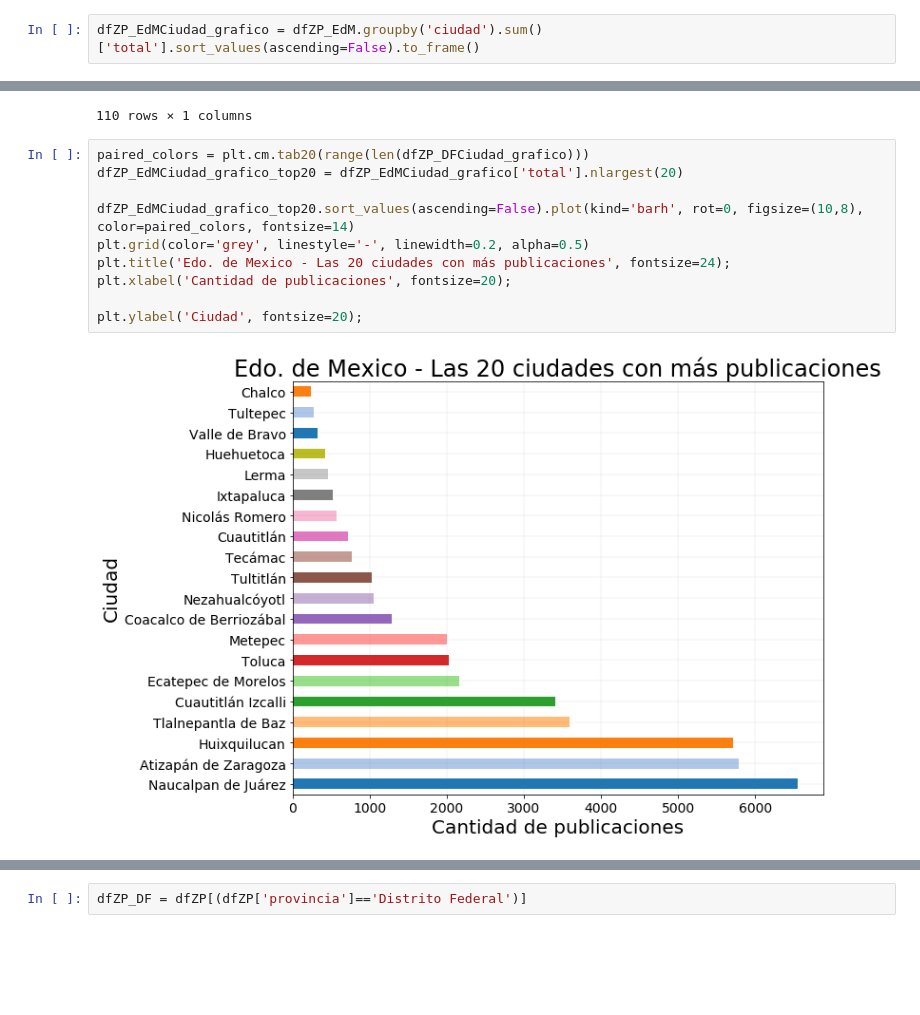
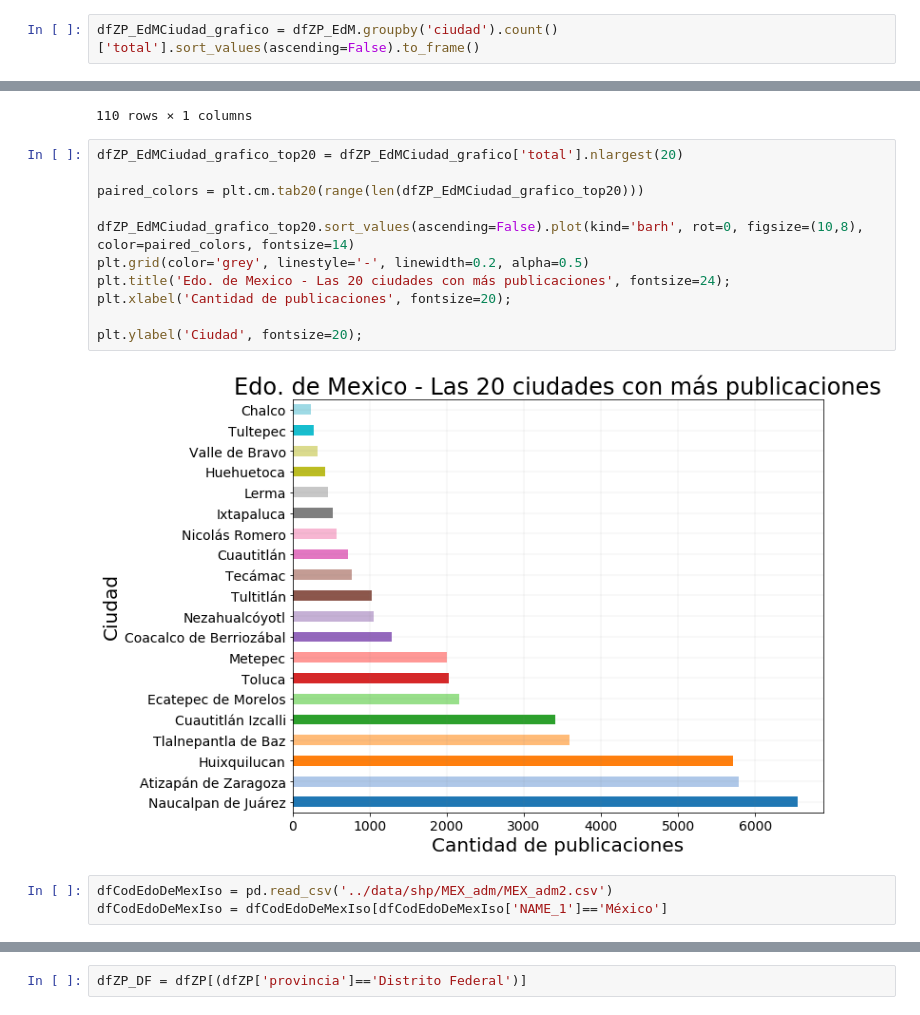
Before and after one commit to cessar5/7506_20192C, a Jupyter notebook: tp1.ipynb, the cells around one changed output, grey strips where cells are left out. Drawn from its saved outputs; the diff is of its cells as text; blank space fills up the shorter version.

```diff
--- a/tp1.ipynb
+++ b/tp1.ipynb
@@ -1312,7 +1311,7 @@ dfZP_EdM['lat'].isnull().count()
 # %% [output]
 41607
 # %%
-dfZP_EdMCiudad_grafico = dfZP_EdM.groupby('ciudad').sum()['total'].sort_values(ascending=False).to_frame()
+dfZP_EdMCiudad_grafico = dfZP_EdM.groupby('ciudad').count()['total'].sort_values(ascending=False).to_frame()
 # %%
 dfZP_EdMCiudad_grafico
 # %% [output]
@@ -1331,14 +1330,18 @@ dfZP_EdMCiudad_grafico
 | Santo Tomás | 1 |
 110 rows × 1 columns
 # %%
-paired_colors = plt.cm.tab20(range(len(dfZP_DFCiudad_grafico)))
 dfZP_EdMCiudad_grafico_top20 = dfZP_EdMCiudad_grafico['total'].nlargest(20)
+
+paired_colors = plt.cm.tab20(range(len(dfZP_EdMCiudad_grafico_top20)))
 
 dfZP_EdMCiudad_grafico_top20.sort_values(ascending=False).plot(kind='barh', rot=0, figsize=(10,8), color=paired_colors, fontsize=14)
 plt.grid(color='grey', linestyle='-', linewidth=0.2, alpha=0.5)
 plt.title('Edo. de Mexico - Las 20 ciudades con más publicaciones', fontsize=24);
 plt.xlabel('Cantidad de publicaciones', fontsize=20);
 
 plt.ylabel('Ciudad', fontsize=20);
 # %% [output]
-[figure, old version]
+[figure, new version]
+# %%
+dfCodEdoDeMexIso = pd.read_csv('../data/shp/MEX_adm/MEX_adm2.csv')
+dfCodEdoDeMexIso = dfCodEdoDeMexIso[dfCodEdoDeMexIso['NAME_1']=='México']
```
Also changed, not shown: parts of 22 cells of this notebook.
